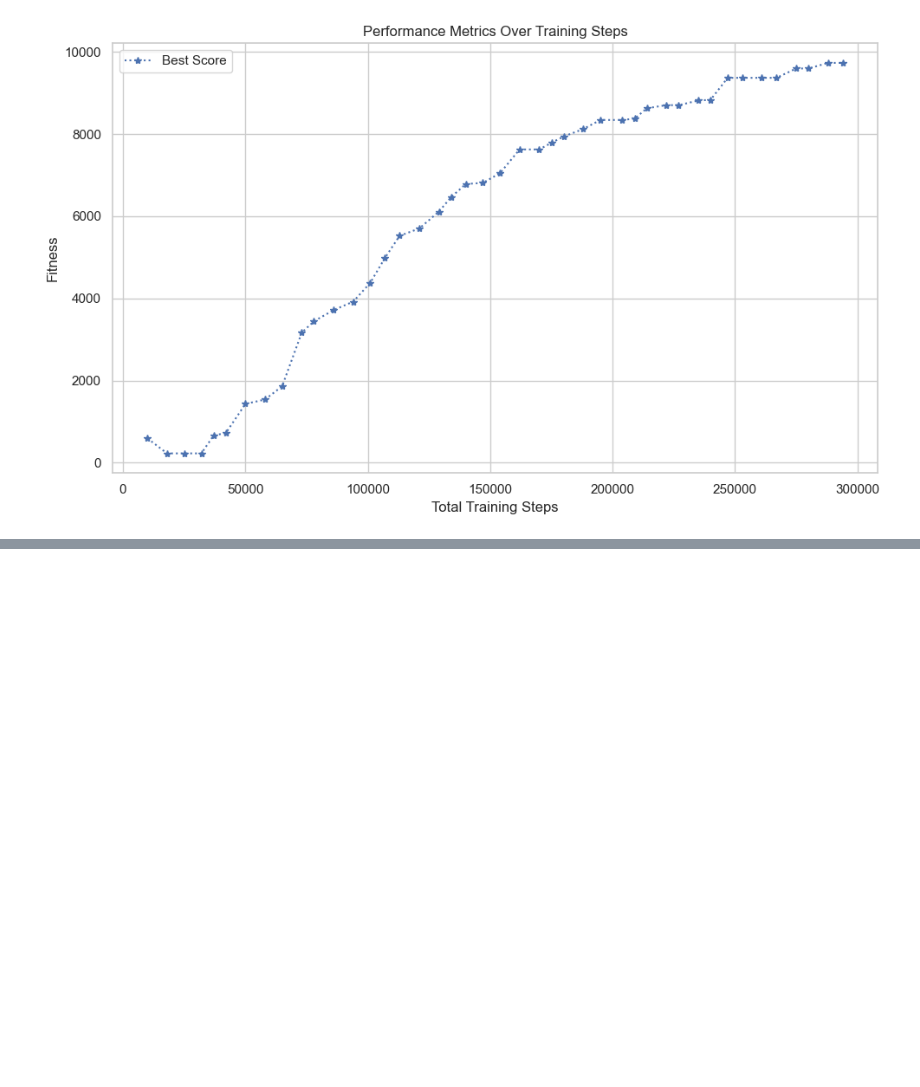
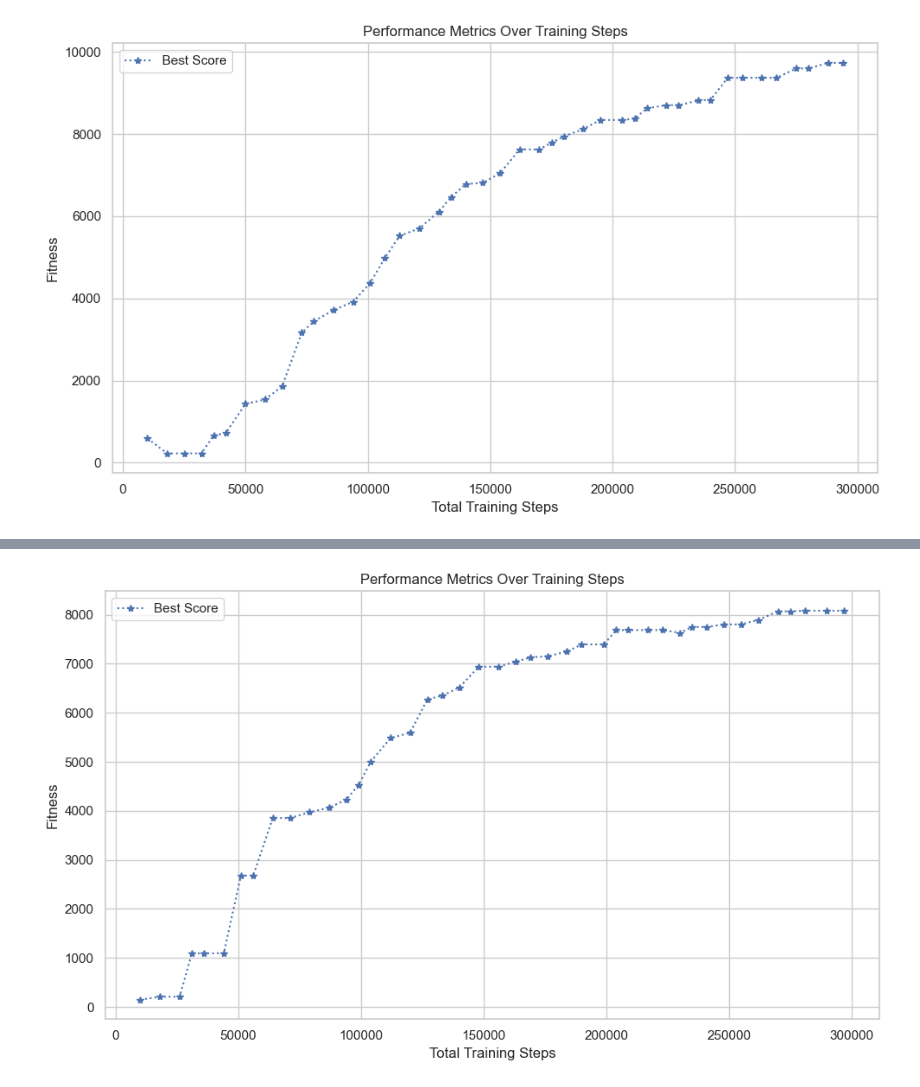
Before and after one commit to pweglik/stochastic-systems, a Jupyter notebook: CEM-RL/read_logs.ipynb, the cells around one changed output, grey strips where cells are left out. Cells and saved outputs as stored; diff of their text form; code cells hidden in the pictures; blank space fills up the shorter version.

```diff
--- a/CEM-RL/read_logs.ipynb
+++ b/CEM-RL/read_logs.ipynb
@@ -58,0 +71,6 @@ plotting(data)
+# %%
+#300k iters, roulette selection + one point crossover - importance mixing
+data = pd.read_pickle("./results/HalfCheetah-v4-run7/log.pkl")
+plotting(data)
+# %% [output]
+[figure, added]
```
Also changed, not shown: parts of 2 cells of this notebook, 1 other file.
